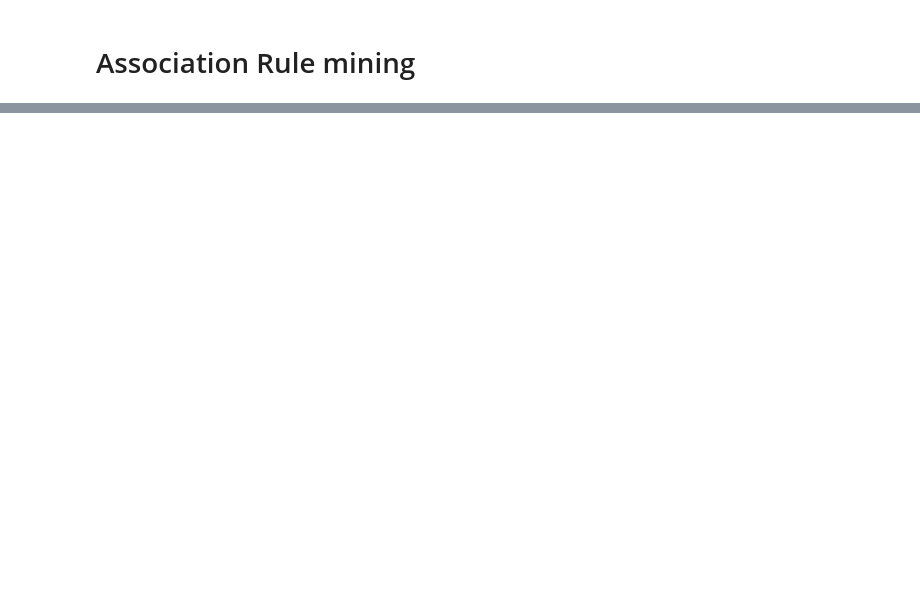
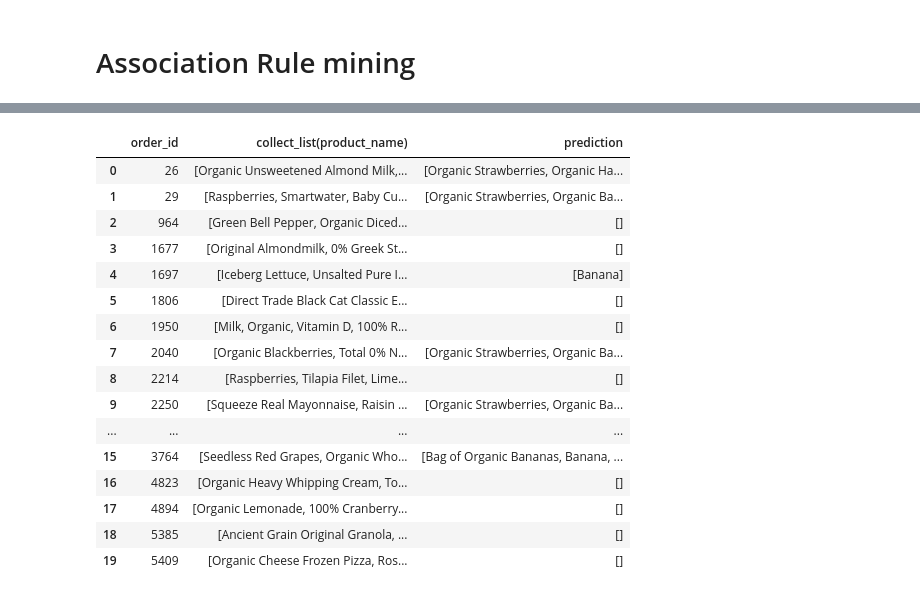
Before and after one commit to srpanchal/Instacart-Market-Basket-Analysis, a Jupyter notebook: Instacart.ipynb, the cells around one changed output, grey strips where cells are left out. Drawn from its saved outputs; the diff is of its cells as text; code cells hidden in the pictures; blank space fills up the shorter version.

```diff
--- a/Instacart.ipynb
+++ b/Instacart.ipynb
@@ -555,0 +702,22 @@ rules
+# %%
+transformed_pdf = transformed.select("*").toPandas()
+with pd.option_context('display.max_colwidth', None):
+  display(transformed_pdf.head(20))
+# %% [output]
+|  | order_id | collect_list(product_name) | prediction |
+| 0 | 26 | [Organic Unsweetened Almond Milk,... | [Organic Strawberries, Organic Ha... |
+| 1 | 29 | [Raspberries, Smartwater, Baby Cu... | [Organic Strawberries, Organic Ba... |
+| 2 | 964 | [Green Bell Pepper, Organic Diced... | [] |
+| 3 | 1677 | [Original Almondmilk, 0% Greek St... | [] |
+| 4 | 1697 | [Iceberg Lettuce, Unsalted Pure I... | [Banana] |
+| 5 | 1806 | [Direct Trade Black Cat Classic E... | [] |
+| 6 | 1950 | [Milk, Organic, Vitamin D, 100% R... | [] |
+| 7 | 2040 | [Organic Blackberries, Total 0% N... | [Organic Strawberries, Organic Ba... |
+| 8 | 2214 | [Raspberries, Tilapia Filet, Lime... | [] |
+| 9 | 2250 | [Squeeze Real Mayonnaise, Raisin ... | [Organic Strawberries, Organic Ba... |
+| ... | ... | ... | ... |
+| 15 | 3764 | [Seedless Red Grapes, Organic Who... | [Bag of Organic Bananas, Banana, ... |
+| 16 | 4823 | [Organic Heavy Whipping Cream, To... | [] |
+| 17 | 4894 | [Organic Lemonade, 100% Cranberry... | [] |
+| 18 | 5385 | [Ancient Grain Original Granola, ... | [] |
+| 19 | 5409 | [Organic Cheese Frozen Pizza, Ros... | [] |
```
Also changed, not shown: parts of 24 cells of this notebook.
